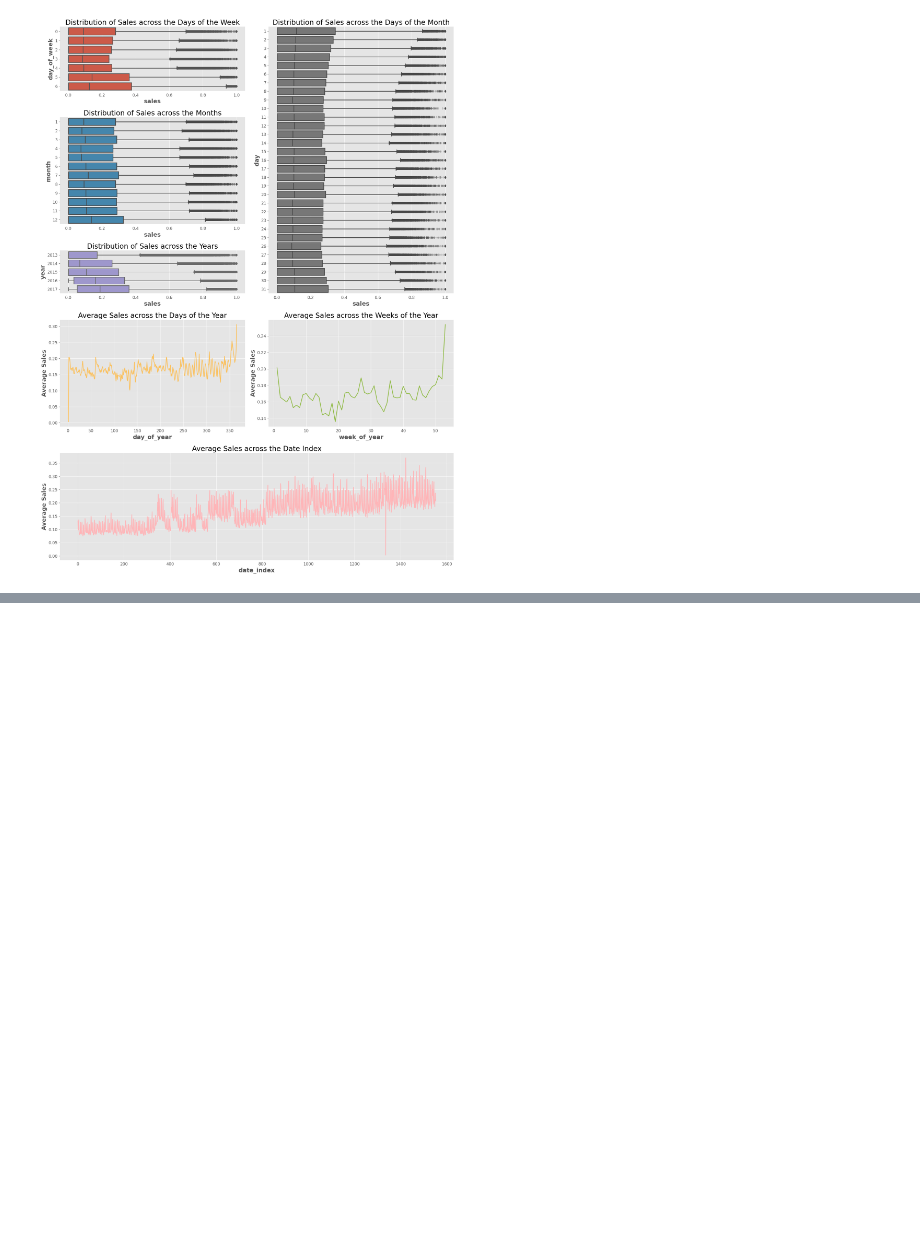
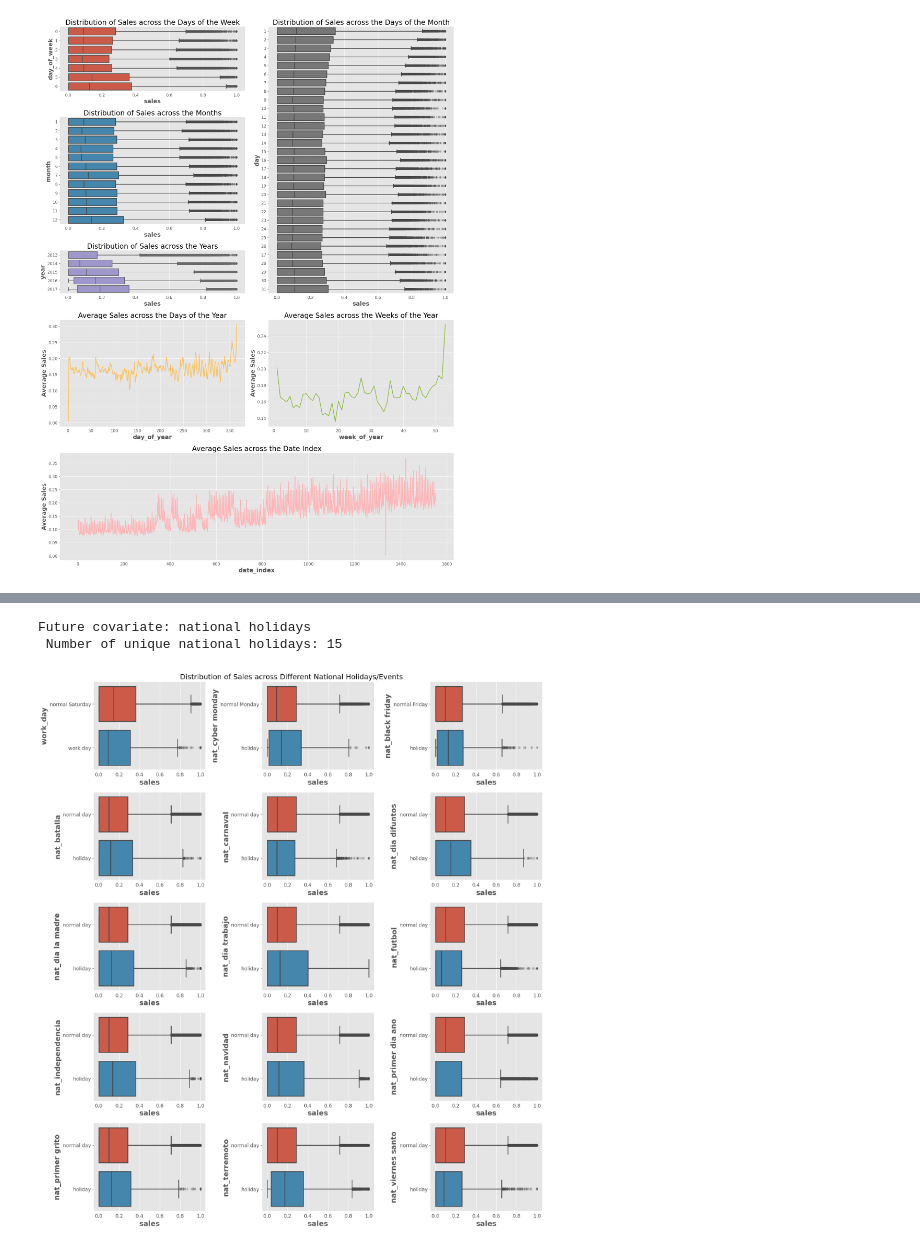
Before and after one commit to avsngh-git/Favorita-store-sales-prediction, a Jupyter notebook: store-sales-time-series-forecasting.ipynb, the cells around one changed output, grey strips where cells are left out. Drawn from its saved outputs; the diff is of its cells as text; code cells hidden in the pictures; blank space fills up the shorter version.

```diff
--- a/store-sales-time-series-forecasting.ipynb
+++ b/store-sales-time-series-forecasting.ipynb
@@ -1575,0 +721,65 @@ df_sample_submission.head()
+# %%
+def plot_national_holiday_distribution():
+    df = holiday_sales_merged.copy()
+    holiday_list = national_holidays.columns[1:]
+
+    print(
+        "Future covariate: national holidays\n",
+        f"Number of unique national holidays: {len(holiday_list)+1}"
+    )
+
+    plot_kwargs = {
+        "palette": COLORS[:2],
+        "linewidth": 2,
+        "flierprops": {"alpha": 0.2},
+        "orient": "h",
+    }
+
+    fig = plt.figure(figsize=(18, 20))
+
+    sns.boxplot(
+        data=df[(df.date.dt.weekday.eq(5)) & (df.no_holiday.eq(1))],
+        y="work_day",
+        x="sales",
+        ax=fig.add_subplot(531),
+        **plot_kwargs,
+    )
+    plt.yticks([0, 1], ["normal Saturday", "work day"])
+
+    sns.boxplot(
+        data=df[(df.date.dt.weekday.eq(0))],
+        y="nat_cyber monday",
+        x="sales",
+        ax=fig.add_subplot(532),
+        **plot_kwargs,
+    )
+    plt.yticks([0, 1], ["normal Monday", "holiday"])
+
+    sns.boxplot(
+        data=df[(df.date.dt.weekday.eq(4))],
+        y="nat_black friday",
+        x="sales",
+        ax=fig.add_subplot(533),
+        **plot_kwargs,
+    )
+    plt.yticks([0, 1], ["normal Friday", "holiday"])
+
+    for j, hol in enumerate(holiday_list.drop(["nat_cyber monday", "nat_black friday"])):
+        sns.boxplot(
+            data=df[(df[hol].eq(1)) | (df.no_holiday.eq(1))],
+            y=hol,
+            x="sales",
+            ax=fig.add_subplot(5, 3, j+4),
+            **plot_kwargs,
+        )
+        plt.yticks([0, 1], ["normal day", "holiday"])
+
+    plt.suptitle("Distribution of Sales across Different National Holidays/Events")
+    plt.tight_layout()
+    plt.show()
+
+plot_national_holiday_distribution()
+# %% [output]
+Future covariate: national holidays
+ Number of unique national holidays: 15
+[figure, added]
```
Also changed, not shown: parts of 127 cells of this notebook.
